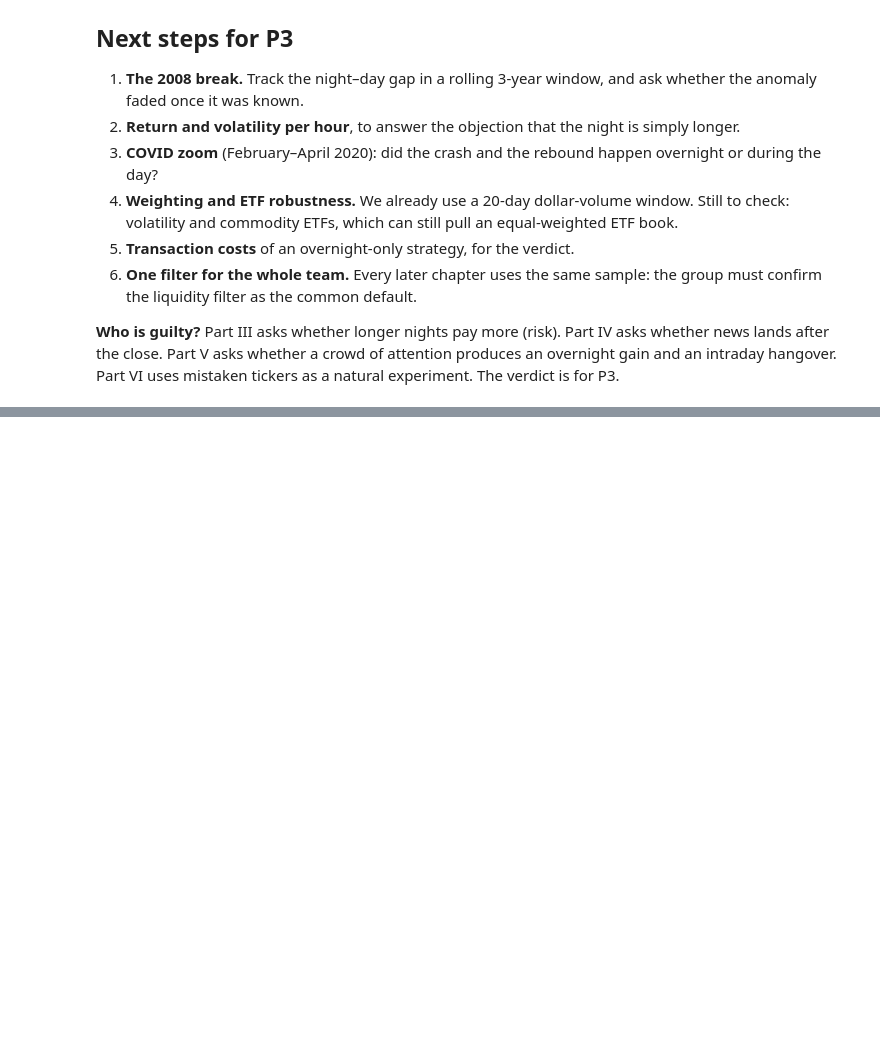
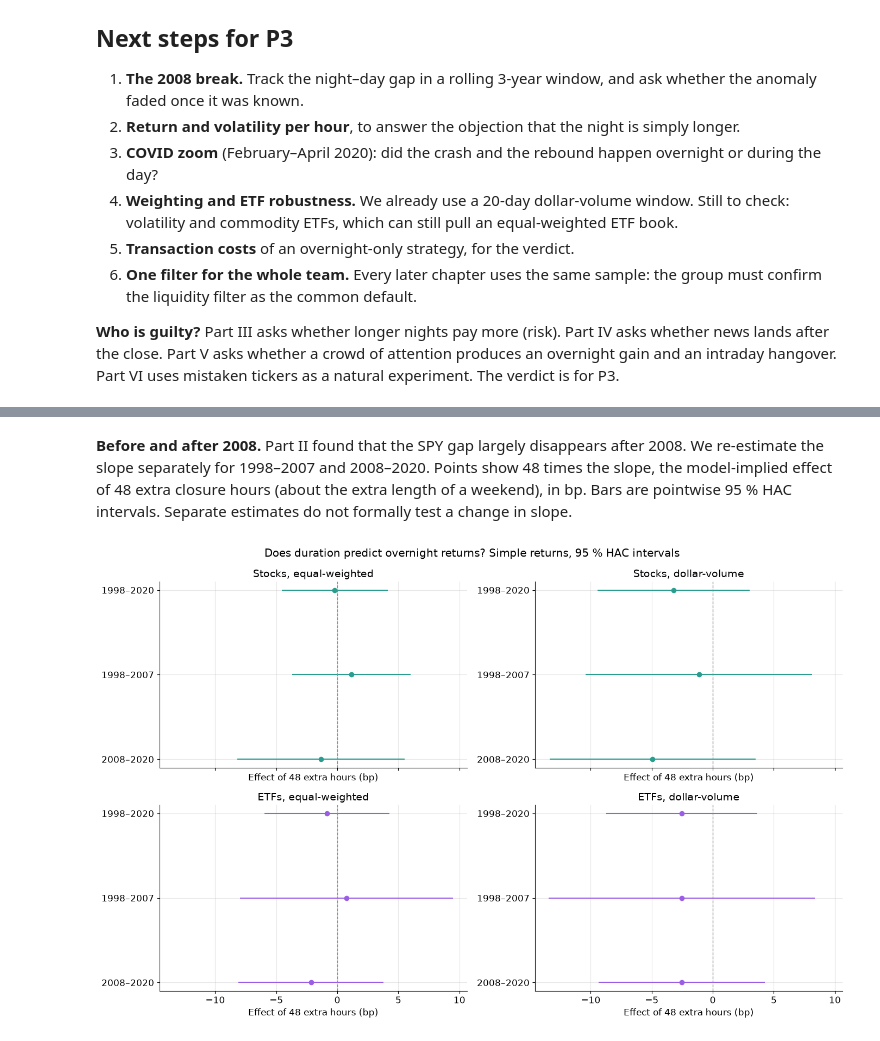
Before and after one commit to theanalysts-ada/Project_ADA_Stock_Markets_TheAnalysts, a Jupyter notebook: results.ipynb, the cells around one changed output, grey strips where cells are left out. Saved outputs shown, nothing was run; the diff lists cells and outputs as text; code cells hidden in the pictures; blank space fills up the shorter version.

```diff
--- a/results.ipynb
+++ b/results.ipynb
@@ -569,0 +710,5 @@ block_bootstrap_ci(ew["r_night"] - ew["r_day"])
+# %%
+risk_tests = duration_tests_by_period(risk)
+risk_checks = duration_robustness(risk)
+risk_filters = risk_filter_comparison(prices, night_calendar, start_year=STUDY_START_YEAR, meta=meta)
+robustness_table(risk_tests, risk_checks, risk_filters)
@@ -569,0 +739,6 @@ block_bootstrap_ci(ew["r_night"] - ew["r_day"])
+# %% [markdown]
+**Before and after 2008.** Part II found that the SPY gap largely disappears after 2008. We re-estimate the slope separately for 1998–2007 and 2008–2020. Points show 48 times the slope, the model-implied effect of 48 extra closure hours (about the extra length of a weekend), in bp. Bars are pointwise 95 % HAC intervals. Separate estimates do not formally test a change in slope.
+# %%
+fig = plot_duration_slopes(risk_tests)
+# %% [output]
+[figure, added]
```
Also changed, not shown: parts of 42 cells of this notebook.
